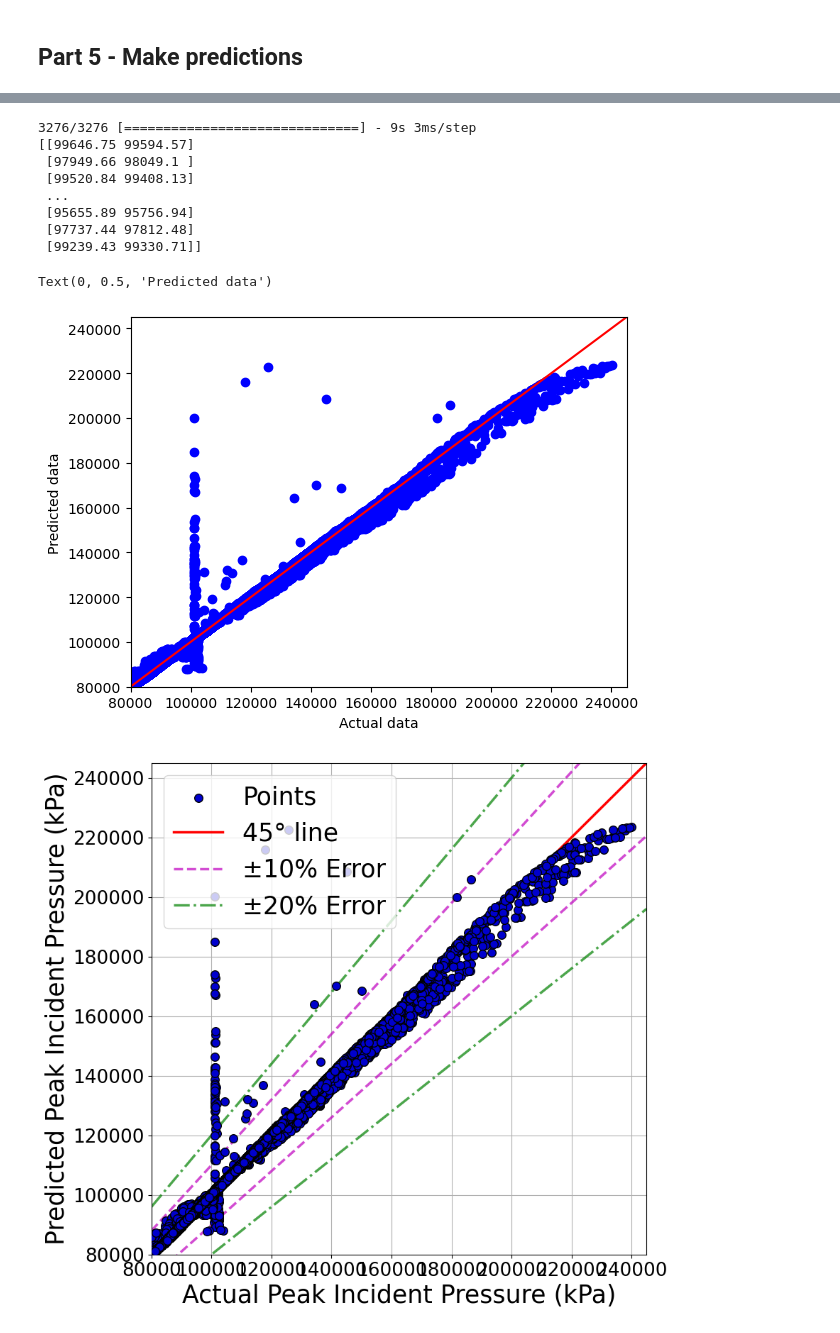
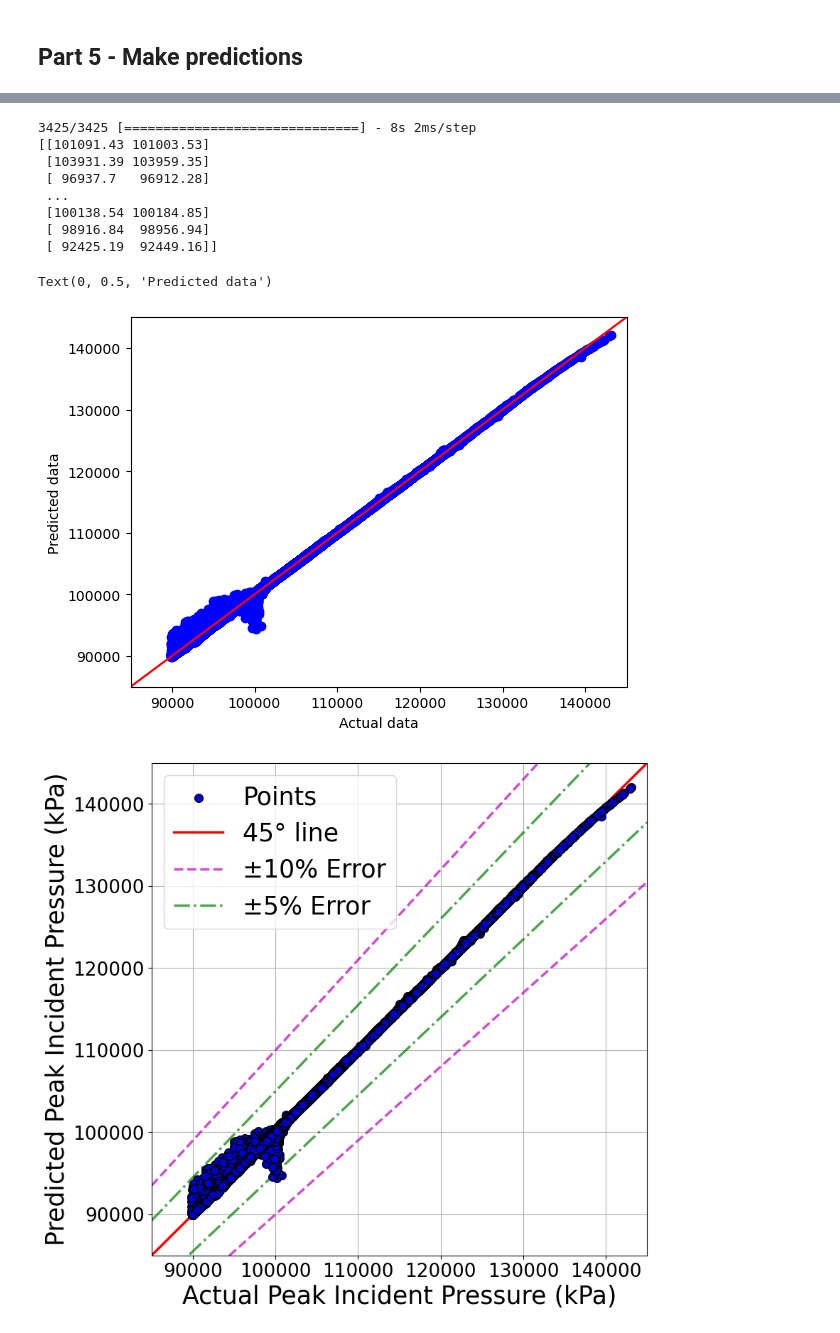
Before and after one commit to ChamodiWidanage/Pressure_history_2, a Jupyter notebook: Pressure_profiles_codes_section_3_regression/Profile_ANN_model_1.ipynb, the cells around one changed output, grey strips where cells are left out. Cells and saved outputs as stored; diff of their text form; code cells hidden in the pictures.

```diff
--- a/Pressure_profiles_codes_section_3_regression/Profile_ANN_model_1.ipynb
+++ b/Pressure_profiles_codes_section_3_regression/Profile_ANN_model_1.ipynb
@@ -17,7 +17,7 @@ from pathlib import Path
 #Access input folder
 current_dir = Path.cwd()
 parent_dir = current_dir.parent
-input_dir1 = Path (parent_dir/"Pressure_profiles")
+input_dir1 = Path (parent_dir/"Pressure_profiles_arrival_omitted")
 print ("input",input_dir1)
 
 #Access folders inside input folder
@@ -29,11 +29,11 @@ input G:\Chamodi\Machine_Learning\Pressure_history_2\Pressure_profiles
 # %%
 # Access each folder inside input folder
-dataset_train = pd.DataFrame(columns = ['Charge_mass', 'Standoff_distance', 'Peak_time', 'Time', 'Pressure', 'Phase'])
+dataset_train = pd.DataFrame(columns = ['Charge_mass', 'Standoff_distance', 'Time', 'Pressure', 'Phase'])
 df_list_train = []
 for folder_train in input_dir2_train:
 
     # Make a list of data file names
-    files_train = list(file_train for file_train in folder_train.rglob("*.xlsx") if 12 < int(file_train.stem[1:]) < 26)
+    files_train = list(file_train for file_train in folder_train.rglob("*.xlsx") if 24 < int(file_train.stem[1:]) < 38)
     print ("folder", folder_train)
 
     for file_train in files_train:
@@ -141,6 +139,6 @@ X_val, X_test, y_val, y_test = train_test_split(X_test,
 # %%
 from sklearn.preprocessing import StandardScaler
 sc = StandardScaler()
-X_train[:,0:4] = sc.fit_transform(X_train[:, 0:4])
+X_train[:,0:3] = sc.fit_transform(X_train[:, 0:3])
 print (X_train)
 # %% [output]
@@ -154,4 +152,4 @@ print (X_train)
 # %%
-X_test[:,0:4] = sc.transform(X_test[:,0:4])
+X_test[:,0:3] = sc.transform(X_test[:,0:3])
 print (X_test)
 # %% [output]
@@ -360,24 +358,24 @@ y_pred = ann.predict(X_test)
 np.set_printoptions(precision=2)
 print(np.concatenate((y_pred.reshape(len(y_pred),1), y_test.reshape(len(y_test),1)),1))
 # %% [output]
-3276/3276 [==============================] - 9s 3ms/step
-[[99646.75 99594.57]
- [97949.66 98049.1 ]
- [99520.84 99408.13]
+3425/3425 [==============================] - 8s 2ms/step
+[[101091.43 101003.53]
+ [103931.39 103959.35]
+ [ 96937.7   96912.28]
  ...
- [95655.89 95756.94]
- [97737.44 97812.48]
- [99239.43 99330.71]]
+ [100138.54 100184.85]
+ [ 98916.84  98956.94]
+ [ 92425.19  92449.16]]
 # %%
 import matplotlib.pyplot as plt
 plt.scatter(y_test, y_pred, color="blue")
-plt.plot ([80000,245000],[80000,245000], color = "red")
-plt.axis ([80000,245000,80000,245000])
+plt.plot ([85000,145000],[85000,145000], color = "red")
+plt.axis ([85000,145000,85000,145000])
 plt.xlabel ('Actual data')
 plt.ylabel ('Predicted data')
 # %% [output]
 Text(0, 0.5, 'Predicted data')
-[figure, old version]
+[figure, new version]
 # %%
 from sklearn.metrics import r2_score
 # Initialize layout
@@ -391,38 +389,38 @@ fig1, ax1 = plt.subplots(figsize = (9, 9))
 
 # Add scatterplot
 ax1.scatter(y_test, y_pred, s=70, alpha=1, edgecolors="k",c='mediumblue',zorder=5, label = 'Points')
 
 
 plt.ylabel('Predicted Peak Incident Pressure (kPa)',fontsize = 25)
 plt.xlabel('Actual Peak Incident Pressure (kPa)',fontsize = 25)
 plt.xticks(fontsize = 19)
 plt.yticks(fontsize = 19)
 
 
-x1 = np.linspace(80000,245000)
+x1 = np.linspace(85000,145000)
 
 plt.plot(x1, x1, 'Red', label='45\N{DEGREE SIGN} line',lw=2.5,alpha=1)
 plt.plot(x1, 1.1*x1, '--m', label='\u00B110% Error',lw=2.5,alpha=0.7)
 plt.plot(x1, 0.9*x1,'m', linestyle='--',lw=2.5,alpha=0.7)
-plt.plot(x1, 1.2*x1, '-.g', label='\u00B120% Error',lw=2.5,alpha=0.7)
-plt.plot(x1, 0.8*x1,'-.g',lw=2.5,alpha=0.7)
+plt.plot(x1, 1.05*x1, '-.g', label='\u00B15% Error',lw=2.5,alpha=0.7)
+plt.plot(x1, 0.95*x1,'-.g',lw=2.5,alpha=0.7)
 
-plt.ylim(80000,245000)
-plt.xlim(80000,245000)
+plt.ylim(85000,145000)
+plt.xlim(85000,145000)
 plt.legend(loc='upper left',fontsize = 25)
 
 plt.grid()
 
 ax1.spines['left'].set_color('black')        # setting up Y-axis tick color to red
 ax1.spines['bottom'].set_color('black')         #setting up above X-axis tick color to red
 
 
 
 #ax1.annotate("$R^2$ = {:.3f}".format(r2), (2500, 1000),fontsize = 25)  #Model is called here
 #ax1.annotate("Adj.$R^2$ = {:.3f}".format(adj_r2), (2500, 750),fontsize = 25)
 
 #plt.savefig('plot1.png', dpi = 600, bbox_inches = 'tight')
 # %% [output]
-[figure, old version]
+[figure, new version]
 # %%
 # metrics
```
Also changed, not shown: parts of 22 cells of this notebook, 15 other files.
